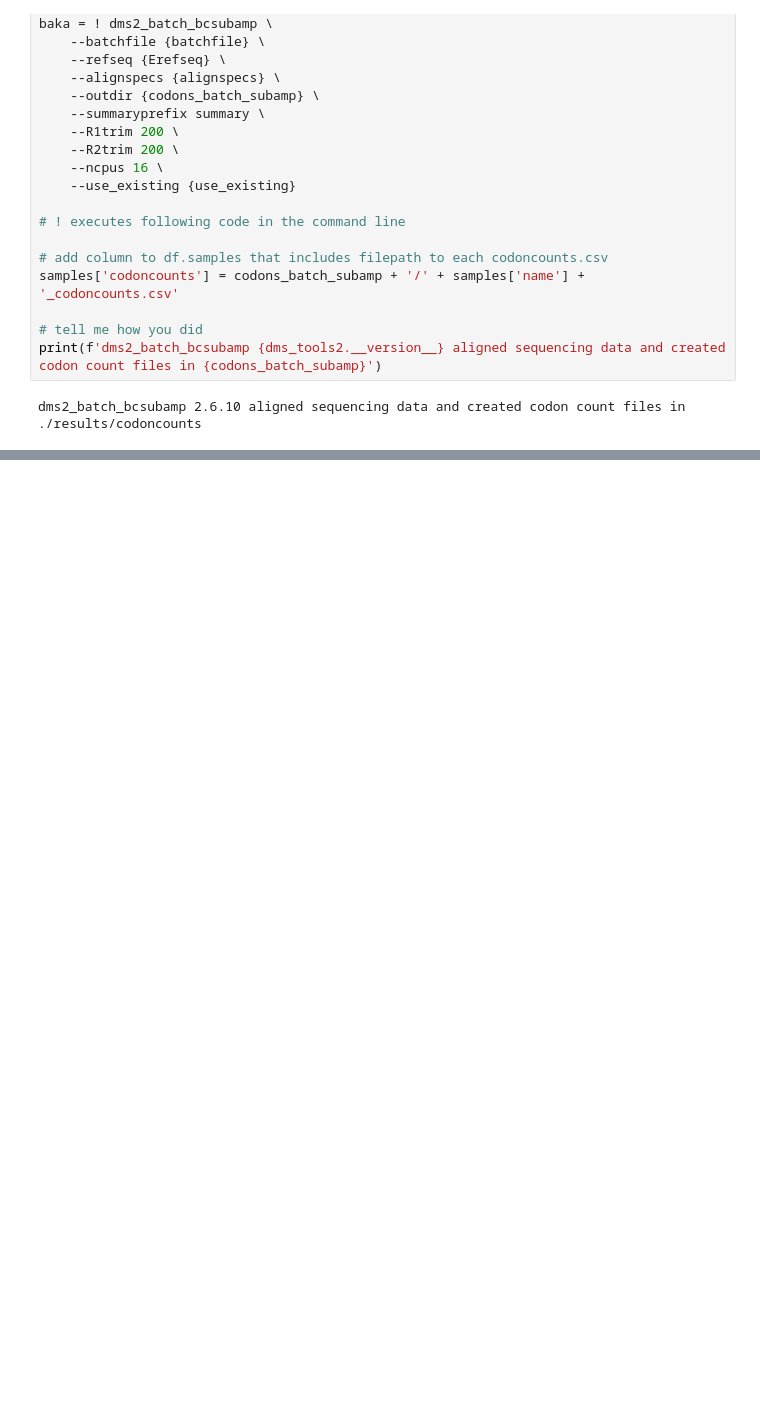
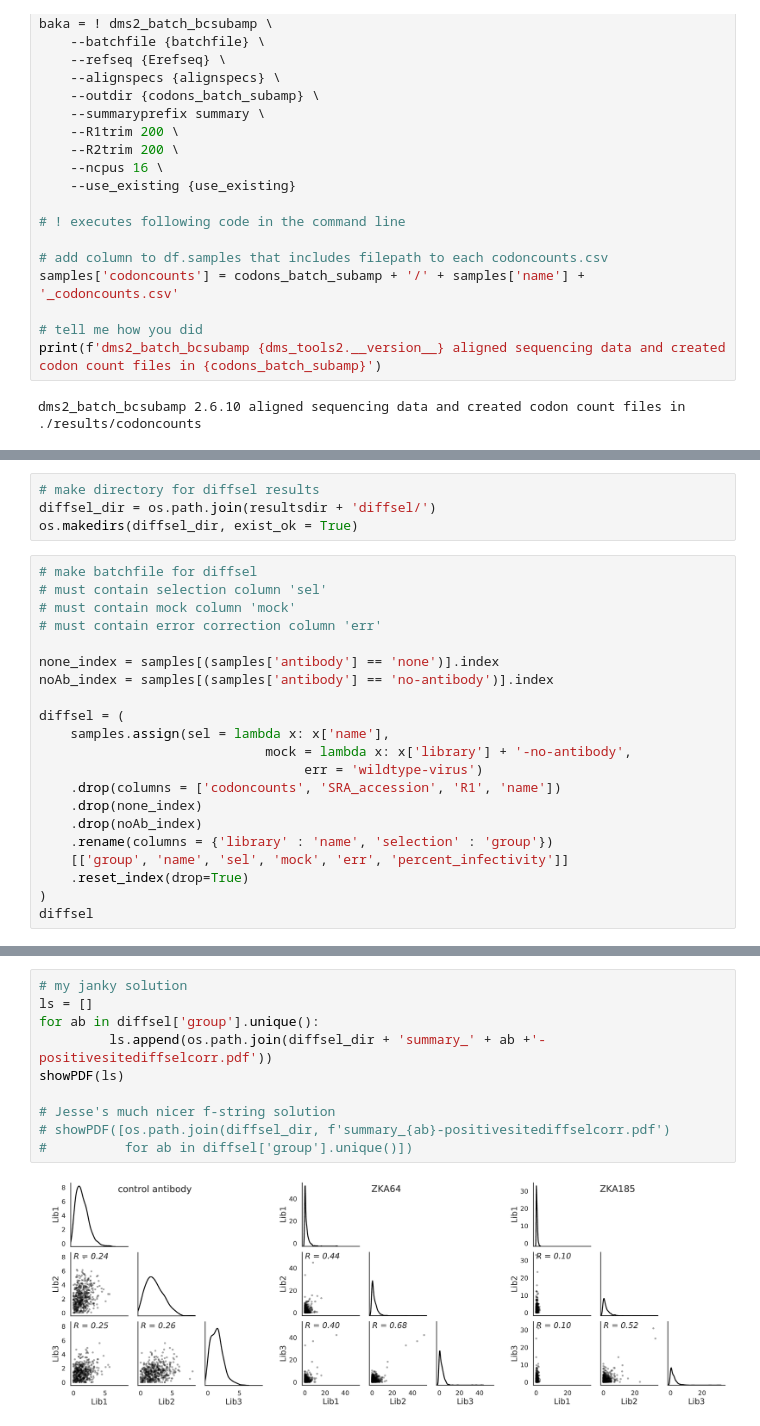
Before and after one commit to ckikawa/ZIKV_DMS_with_EvansLab, a Jupyter notebook: CK_analysis_nbook.ipynb, the cells around one changed output, grey strips where cells are left out. Saved outputs shown, nothing was run; the diff lists cells and outputs as text; blank space fills up the shorter version.

Commit message:
Add files via upload
finished diffsel analysis and identified issue with Pandas 1.3.2 sum() function and dms_tools2

```diff
--- a/CK_analysis_nbook.ipynb
+++ b/CK_analysis_nbook.ipynb
@@ -146,0 +183,25 @@ showPDF(os.path.join(codons_batch_subamp + "/summary_" + "readsperbc.pdf"))
+# %%
+# make directory for diffsel results
+diffsel_dir = os.path.join(resultsdir + 'diffsel/')
+os.makedirs(diffsel_dir, exist_ok = True)
+# %%
+# make batchfile for diffsel
+# must contain selection column 'sel'
+# must contain mock column 'mock'
+# must contain error correction column 'err'
+
+none_index = samples[(samples['antibody'] == 'none')].index
+noAb_index = samples[(samples['antibody'] == 'no-antibody')].index
+
+diffsel = (
+    samples.assign(sel = lambda x: x['name'],
+                             mock = lambda x: x['library'] + '-no-antibody',
+                                  err = 'wildtype-virus')
+    .drop(columns = ['codoncounts', 'SRA_accession', 'R1', 'name'])
+    .drop(none_index)
+    .drop(noAb_index)
+    .rename(columns = {'library' : 'name', 'selection' : 'group'})
+    [['group', 'name', 'sel', 'mock', 'err', 'percent_infectivity']]
+    .reset_index(drop=True)
+)
+diffsel
@@ -146,0 +243,12 @@ showPDF(os.path.join(codons_batch_subamp + "/summary_" + "readsperbc.pdf"))
+# %%
+# my janky solution
+ls = []
+for ab in diffsel['group'].unique():
+         ls.append(os.path.join(diffsel_dir + 'summary_' + ab +'-positivesitediffselcorr.pdf'))
+showPDF(ls)
+
+# Jesse's much nicer f-string solution
+# showPDF([os.path.join(diffsel_dir, f'summary_{ab}-positivesitediffselcorr.pdf')
+#          for ab in diffsel['group'].unique()])
+# %% [output]
+[figure, added]
```
Also changed, not shown: parts of 32 cells of this notebook.
